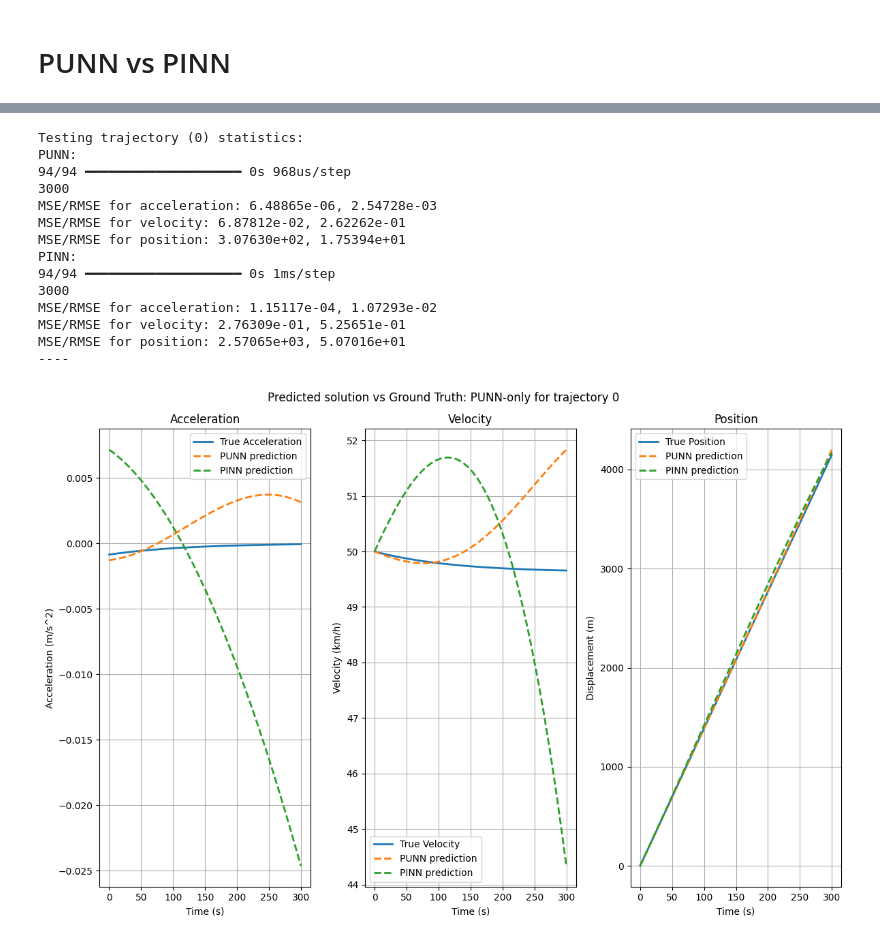
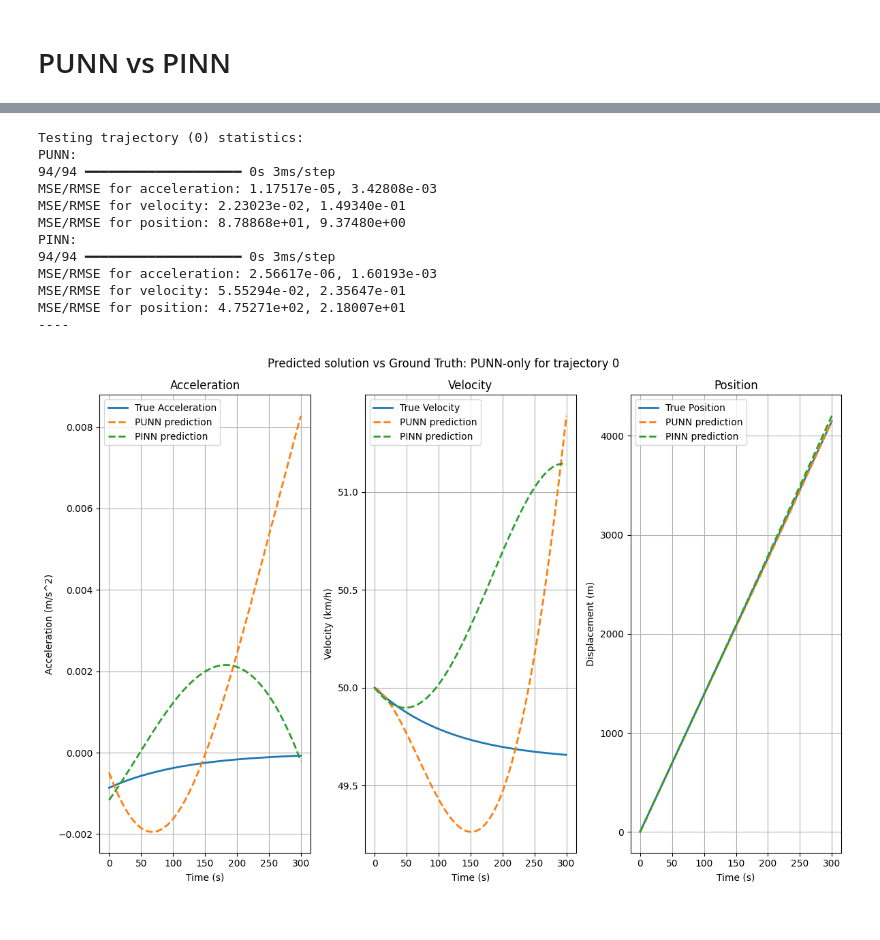
Before and after one commit to ZeArteaga/PINN-control-platooning, a Jupyter notebook: PINN.ipynb, the cells around one changed output, grey strips where cells are left out. Drawn from its saved outputs; the diff is of its cells as text; code cells hidden in the pictures.

```diff
--- a/PINN.ipynb
+++ b/PINN.ipynb
@@ -224,7 +204,7 @@ def comparison_plot(t: np.ndarray, true_data: np.ndarray,
     for data, label in pred_data:
         plt.plot(t, data[:, 0], '--', label=label, linewidth=2)
     if meas_data is not None:
-        plt.scatter(t, meas_data, label="Measured acceleration points", s=7)
+        plt.scatter(t, meas_data, label="Measured acceleration points", s=7, c='red')
     plt.xlabel("Time (s)")
     plt.ylabel("Acceleration (m/s^2)")
     plt.title("Acceleration")
@@ -279,12 +259,13 @@ def loss_plot(history, es_start_epoch):
     plt.legend()
     plt.show()
 
-def evaluate_results(model, X_norm, true_data):
+def evaluate_results(model, X_norm, true_data, scaler_Y=None):
     v = np.zeros_like(t)
     x = np.zeros_like(t)
 
     pred_a = model.predict(X_norm)
-    print(X_norm.shape[0])
+    if scaler_Y:
+        pred_a = scaler_Y.inverse_transform(pred_a)
     v = np.cumsum(pred_a.flatten() * dt)
     v += x0[1]
     x = np.cumsum(v*dt)
@@ -466,11 +423,12 @@ offline integration for testing, in reality it would be real-time
 # %% [markdown]
 ## Training trajectory
 # %%
+true_data = df_train_traj[["a_true_next", "v_true_next", "x_true_next"]].to_numpy()
 punn_model = load_model("models/punn_model_forward.h5", compile=False)  # Load model just for prediction
 print("Training trajectory (" + str(train_id) + ") statistics: ")
-punn_train_traj_eval = evaluate_results(model=punn_model, X_norm=X_norm, true_data=Y_train_traj)
+punn_train_traj_eval = evaluate_results(model=punn_model, X_norm=X_norm, true_data=true_data, scaler_Y=scaler_Y)
 print("----")
-comparison_plot(t=t, true_data=Y_train_traj, meas_data=Y_mask,
+comparison_plot(t=t, true_data=true_data, meas_data=Y_mask,
     pred_data=[(punn_train_traj_eval, "PUNN prediction")],
     suptitle="Predicted solution vs Ground Truth: PUNN-only for trajectory " + str(train_id)
 )
@@ -732,7 +720,7 @@ WARNING:absl:You are saving your model as an HDF5 file via `model.save()` or `ke
 # %% [markdown]
 # PUNN vs PINN
 # %%
-#punn_model = load_model("models/punn_model_forward.h5", compile=False)  # Load model just for prediction
+punn_model = load_model("models/punn_model_best.h5", compile=False)  # Load model just for prediction
 
 #Load custom pinn model
 ''' custom_objects = {"PinnModel": PinnModel}
@@ -741,27 +729,37 @@ with custom_object_scope(custom_objects):
 print("Converged phy values:", pinn_model.phy_trainable)
  '''
 
+pinn_model.evaluate(x=X_val_norm, y=Y_val_norm, batch_size=batch) #just to confirm final validation loss
 # For train trajectory
+true_data = df_train_traj[["a_true_next", "v_true_next", "x_true_next"]].to_numpy()
 print("Training trajectory (" + str(train_id) + ") statistics: ")
 print("PUNN:")
-punn_train_traj_eval = evaluate_results(model=punn_model, X_norm=X_norm, true_data=Y_train_traj)
+punn_train_traj_eval = evaluate_results(model=punn_model, X_norm=X_norm, true_data=true_data, scaler_Y=scaler_Y)
 print("PINN:")
-pinn_train_traj_eval = evaluate_results(model=pinn_model, X_norm=X_norm, true_data=Y_train_traj)
+pinn_train_traj_eval = evaluate_results(model=pinn_model, X_norm=X_norm, true_data=true_data, scaler_Y=scaler_Y)
 print("----")
-comparison_plot(t=t, true_data=Y_train_traj, meas_data=Y_mask,
+comparison_plot(t=t, true_data=true_data, meas_data=Y_mask,
     pred_data=[(punn_train_traj_eval, "PUNN prediction"), (pinn_train_traj_eval, "PINN prediction")],
     suptitle="Predicted solution vs Ground Truth: PUNN vs PINN for trajectory " + str(train_id)
 )
 
-# For test trajectory
-print("Testing trajectory (" + str(test_id) + ") statistics: ")
-print("PUNN:")
-punn_test_traj_eval = evaluate_results(model=punn_model, X_norm=X_test_norm, true_data=Y_test_traj)
-print("PINN:")
-pinn_test_traj_eval = evaluate_results(model=pinn_model, X_norm=X_test_norm, true_data=Y_test_traj)
-print("----")
-comparison_plot(t=t, true_data=Y_test_traj, meas_data=None,
-    pred_data=[(punn_test_traj_eval, "PUNN prediction"), (pinn_test_traj_eval, "PINN prediction")],
-    suptitle="Predicted solution vs Ground Truth: PUNN-only for trajectory " + str(test_id)
-)
+# For other trajectories (test)
+for test_id in range(len(input_profiles)):
+    if test_id == train_id:
+        continue
+    df_test_traj = dataset[dataset['traj_id'] == test_id]
+    X_test = df_test_traj[["t", "u", "v_true", "x_true"]].to_numpy() #control input + states + time dependency -> shape 4, N
+    X_test_norm = scaler_X.transform(X_test)
+    true_data = df_test_traj[["a_true_next", "v_true_next", "x_true_next"]].to_numpy()
+
+    print("Testing trajectory (" + str(test_id) + ") statistics: ")
+    print("PUNN:")
+    punn_test_traj_eval = evaluate_results(model=punn_model, X_norm=X_test_norm, true_data=true_data, scaler_Y=scaler_Y)
+    print("PINN:")
+    pinn_test_traj_eval = evaluate_results(model=pinn_model, X_norm=X_test_norm, true_data=true_data, scaler_Y=scaler_Y)
+    print("----")
+    comparison_plot(t=t, true_data=true_data, meas_data=None,
+        pred_data=[(punn_test_traj_eval, "PUNN prediction"), (pinn_test_traj_eval, "PINN prediction")],
+        suptitle="Predicted solution vs Ground Truth: PUNN-only for trajectory " + str(test_id)
+    )
 # %% [output]
@@ -783,15 +780,13 @@ MSE/RMSE for position: 1.06729e+04, 1.03310e+02
 Testing trajectory (0) statistics:
 PUNN:
-94/94 ━━━━━━━━━━━━━━━━━━━━ 0s 968us/step
-3000
-MSE/RMSE for acceleration: 6.48865e-06, 2.54728e-03
-MSE/RMSE for velocity: 6.87812e-02, 2.62262e-01
-MSE/RMSE for position: 3.07630e+02, 1.75394e+01
+94/94 ━━━━━━━━━━━━━━━━━━━━ 0s 3ms/step
+MSE/RMSE for acceleration: 1.17517e-05, 3.42808e-03
+MSE/RMSE for velocity: 2.23023e-02, 1.49340e-01
+MSE/RMSE for position: 8.78868e+01, 9.37480e+00
 PINN:
-94/94 ━━━━━━━━━━━━━━━━━━━━ 0s 1ms/step
-3000
-MSE/RMSE for acceleration: 1.15117e-04, 1.07293e-02
-MSE/RMSE for velocity: 2.76309e-01, 5.25651e-01
-MSE/RMSE for position: 2.57065e+03, 5.07016e+01
+94/94 ━━━━━━━━━━━━━━━━━━━━ 0s 3ms/step
+MSE/RMSE for acceleration: 2.56617e-06, 1.60193e-03
+MSE/RMSE for velocity: 5.55294e-02, 2.35647e-01
+MSE/RMSE for position: 4.75271e+02, 2.18007e+01
 ----
-[figure, old version]
+[figure, new version]
```
Also changed, not shown: parts of 13 cells of this notebook, 8 other files.
